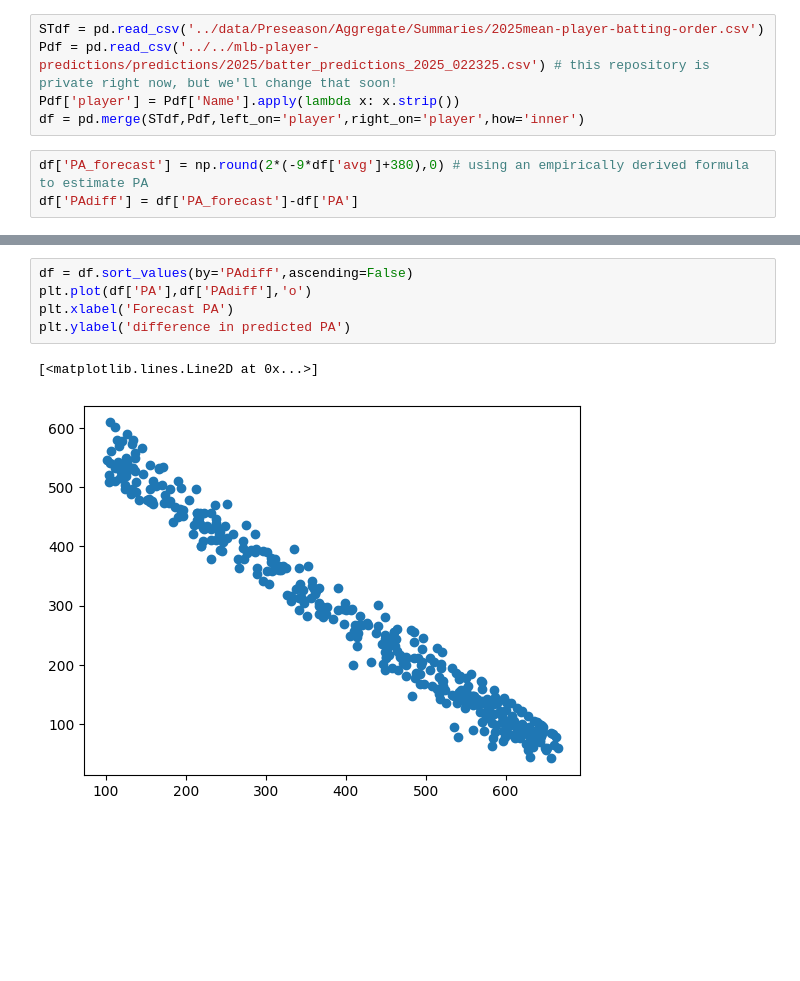
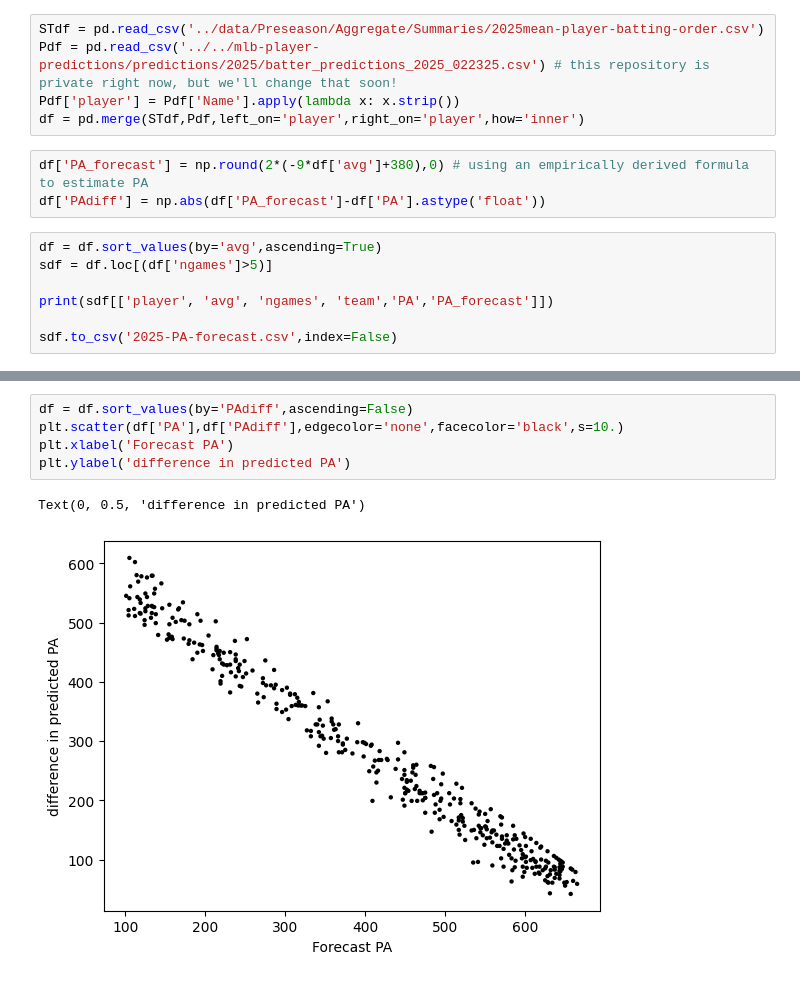
Before and after one commit to fantasy-toolz/batting-order, a Jupyter notebook: analysis/predict-pas-25.ipynb, the cells around one changed output, grey strips where cells are left out. Cells and saved outputs as stored; diff of their text form; blank space fills up the shorter version.

```diff
--- a/analysis/predict-pas-25.ipynb
+++ b/analysis/predict-pas-25.ipynb
@@ -9,4 +9,11 @@ Pdf['player'] = Pdf['Name'].apply(lambda x: x.strip())
 df = pd.merge(STdf,Pdf,left_on='player',right_on='player',how='inner')
 # %%
 df['PA_forecast'] = np.round(2*(-9*df['avg']+380),0) # using an empirically derived formula to estimate PA
-df['PAdiff'] = df['PA_forecast']-df['PA']
+df['PAdiff'] = np.abs(df['PA_forecast']-df['PA'].astype('float'))
+# %%
+df = df.sort_values(by='avg',ascending=True)
+sdf = df.loc[(df['ngames']>5)]
+
+print(sdf[['player', 'avg', 'ngames', 'team','PA','PA_forecast']])
+
+sdf.to_csv('2025-PA-forecast.csv',index=False)
@@ -34,8 +60,8 @@ df.loc[(df['avg']<1.2) & (df['ngames']>6)]
 # %%
 df = df.sort_values(by='PAdiff',ascending=False)
-plt.plot(df['PA'],df['PAdiff'],'o')
+plt.scatter(df['PA'],df['PAdiff'],edgecolor='none',facecolor='black',s=10.)
 plt.xlabel('Forecast PA')
 plt.ylabel('difference in predicted PA')
 # %% [output]
-[<matplotlib.lines.Line2D at 0x...>]
+Text(0, 0.5, 'difference in predicted PA')
-[figure, old version]
+[figure, new version]
```
Also changed, not shown: parts of 2 cells of this notebook, 7 other files.
